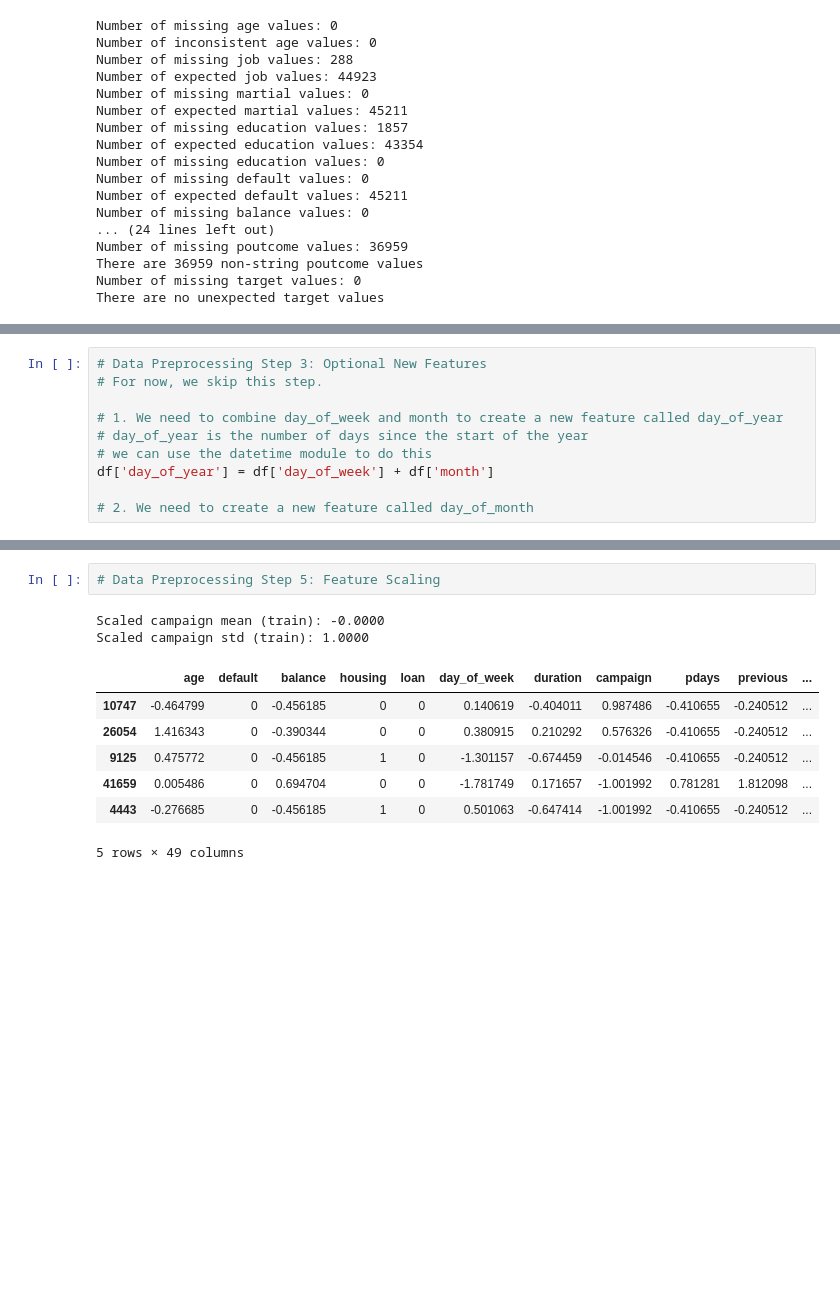
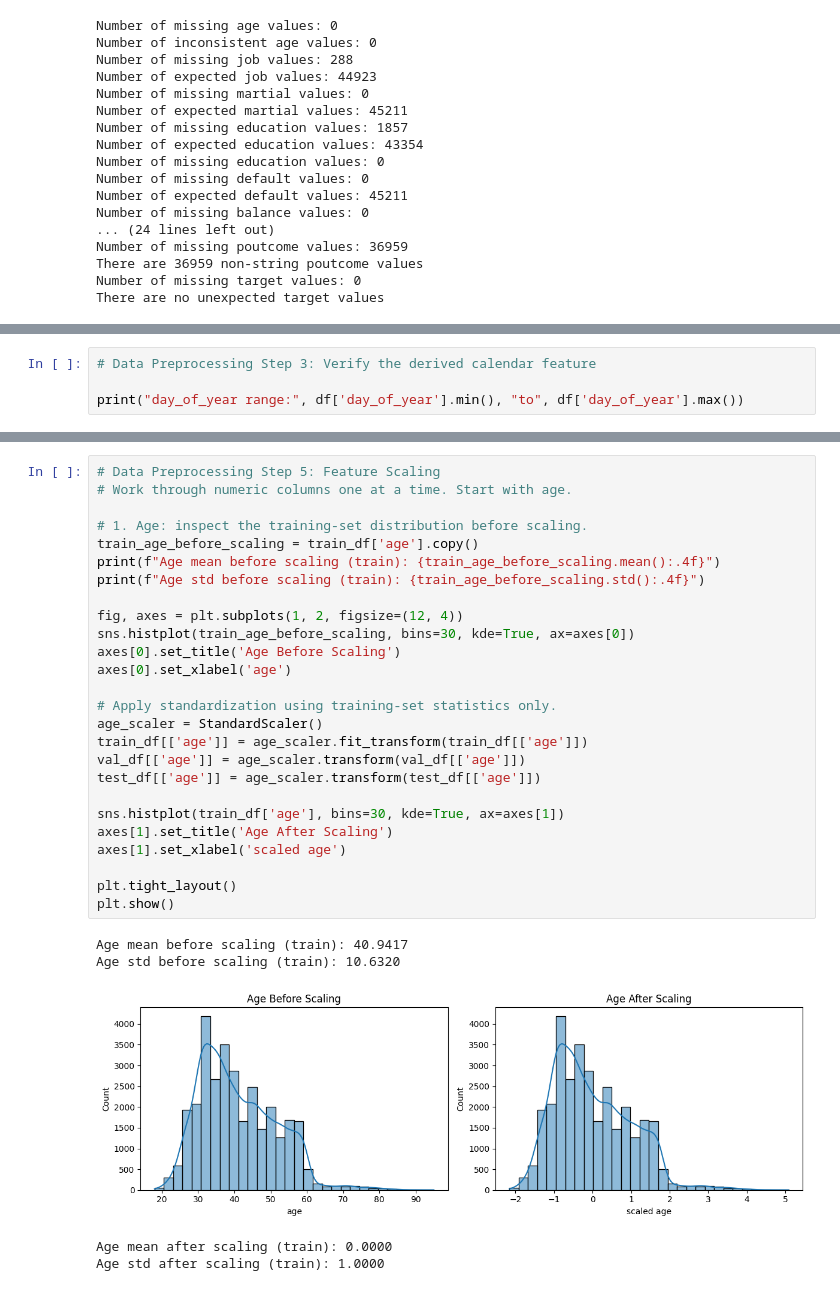
Before and after one commit to Charliemei1112/4995HW2, a Jupyter notebook: 4995_hw2.ipynb, the cells around one changed output, grey strips where cells are left out. Drawn from its saved outputs; the diff is of its cells as text; blank space fills up the shorter version.

Commit message:
preprocessing not done

```diff
--- a/4995_hw2.ipynb
+++ b/4995_hw2.ipynb
@@ -415,10 +451,4 @@ Final Columns: ['age', 'default', 'balance', 'housing', 'loan', 'day_of_week', '
 # %%
-# Data Preprocessing Step 3: Optional New Features
-# For now, we skip this step.
+# Data Preprocessing Step 3: Verify the derived calendar feature
 
-# 1. We need to combine day_of_week and month to create a new feature called day_of_year
-# day_of_year is the number of days since the start of the year
-# we can use the datetime module to do this
-df['day_of_year'] = df['day_of_week'] + df['month']
-
-# 2. We need to create a new feature called day_of_month
+print("day_of_year range:", df['day_of_year'].min(), "to", df['day_of_year'].max())
@@ -448,12 +480,32 @@ Test set size: (6782, 49)
 # %%
 # Data Preprocessing Step 5: Feature Scaling
+# Work through numeric columns one at a time. Start with age.
+
+# 1. Age: inspect the training-set distribution before scaling.
+train_age_before_scaling = train_df['age'].copy()
+print(f"Age mean before scaling (train): {train_age_before_scaling.mean():.4f}")
+print(f"Age std before scaling (train): {train_age_before_scaling.std():.4f}")
+
+fig, axes = plt.subplots(1, 2, figsize=(12, 4))
+sns.histplot(train_age_before_scaling, bins=30, kde=True, ax=axes[0])
+axes[0].set_title('Age Before Scaling')
+axes[0].set_xlabel('age')
+
+# Apply standardization using training-set statistics only.
+age_scaler = StandardScaler()
+train_df[['age']] = age_scaler.fit_transform(train_df[['age']])
+val_df[['age']] = age_scaler.transform(val_df[['age']])
+test_df[['age']] = age_scaler.transform(test_df[['age']])
+
+sns.histplot(train_df['age'], bins=30, kde=True, ax=axes[1])
+axes[1].set_title('Age After Scaling')
+axes[1].set_xlabel('scaled age')
+
+plt.tight_layout()
+plt.show()
 # %% [output]
-Scaled campaign mean (train): -0.0000
-Scaled campaign std (train): 1.0000
+Age mean before scaling (train): 40.9417
+Age std before scaling (train): 10.6320
-|  | age | default | balance | housing | loan | day_of_week | duration | campaign | pdays | previous | ... |
-| 10747 | -0.464799 | 0 | -0.456185 | 0 | 0 | 0.140619 | -0.404011 | 0.987486 | -0.410655 | -0.240512 | ... |
-| 26054 | 1.416343 | 0 | -0.390344 | 0 | 0 | 0.380915 | 0.210292 | 0.576326 | -0.410655 | -0.240512 | ... |
-| 9125 | 0.475772 | 0 | -0.456185 | 1 | 0 | -1.301157 | -0.674459 | -0.014546 | -0.410655 | -0.240512 | ... |
-| 41659 | 0.005486 | 0 | 0.694704 | 0 | 0 | -1.781749 | 0.171657 | -1.001992 | 0.781281 | 1.812098 | ... |
-| 4443 | -0.276685 | 0 | -0.456185 | 1 | 0 | 0.501063 | -0.647414 | -1.001992 | -0.410655 | -0.240512 | ... |
+[figure, added]
-5 rows × 49 columns
+Age mean after scaling (train): 0.0000
+Age std after scaling (train): 1.0000
```
Also changed, not shown: parts of 6 cells of this notebook.
